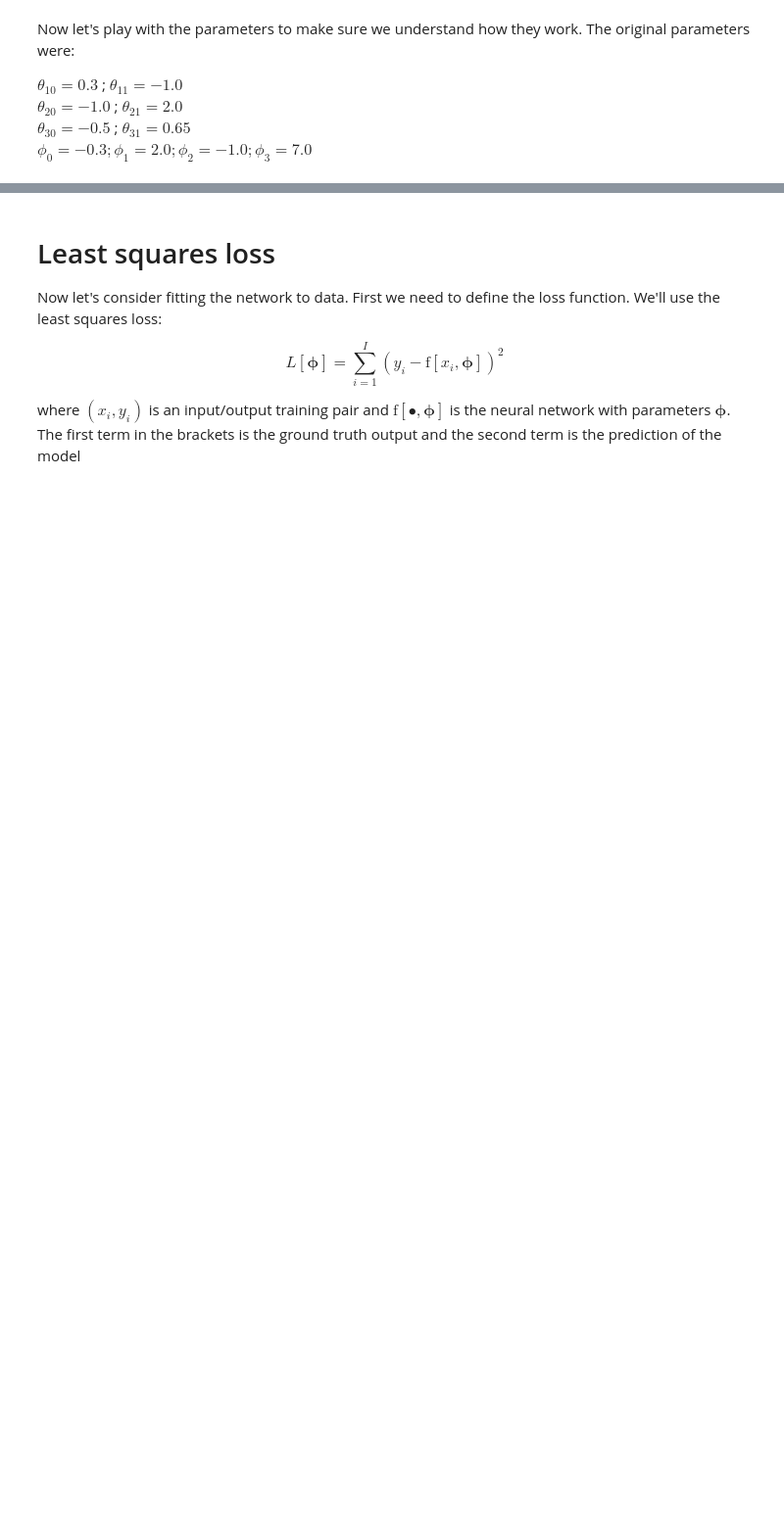
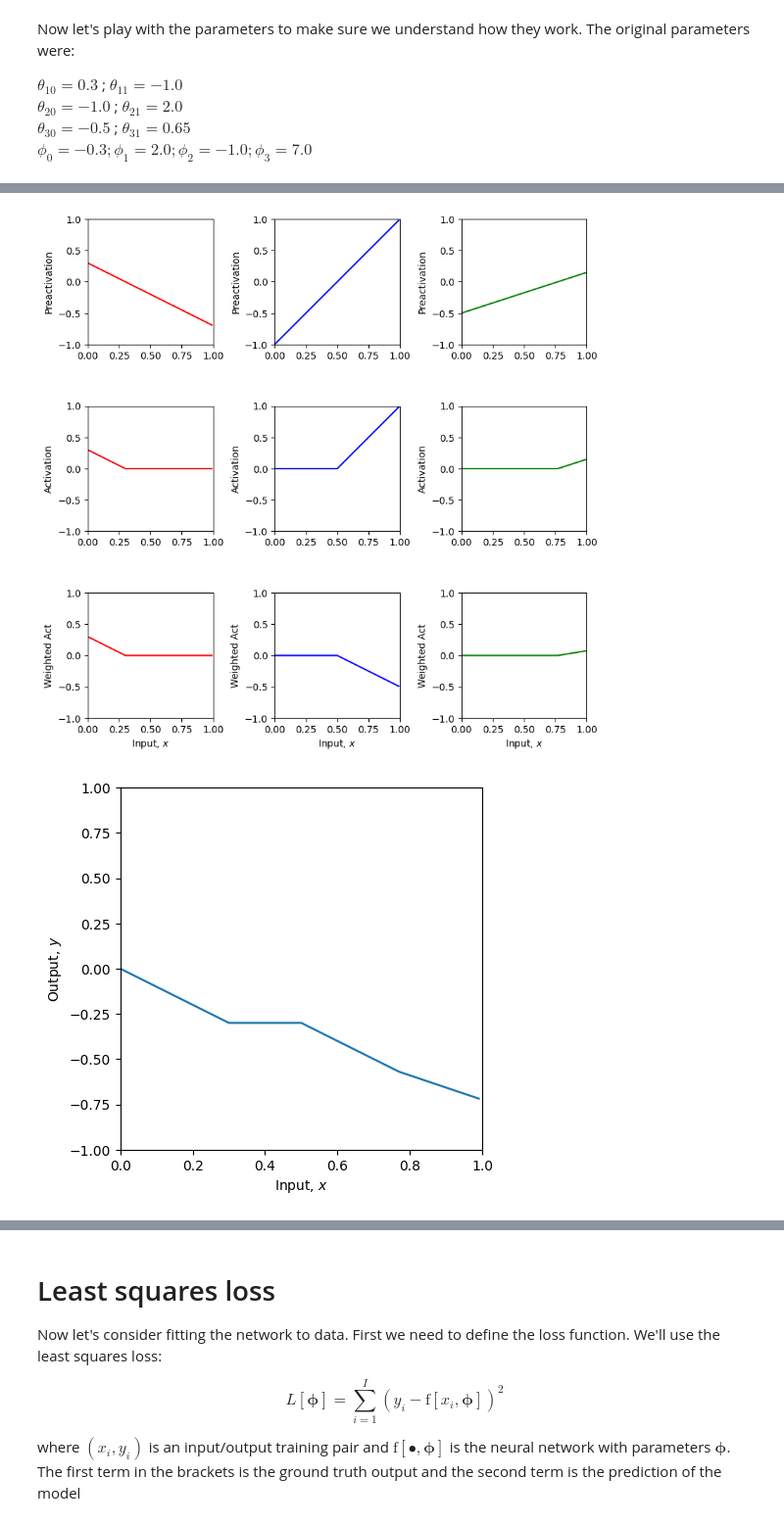
Before and after one commit to BaronessLyfe/Artificial-intelligence, a Jupyter notebook: Notebooks/Chap03/3_1_Shallow_Networks_I.ipynb, the cells around one changed output, grey strips where cells are left out. Shown at 98% size. Cells and saved outputs as stored; diff of their text form; code cells hidden in the pictures; blank space fills up the shorter version.

```diff
--- a/Notebooks/Chap03/3_1_Shallow_Networks_I.ipynb
+++ b/Notebooks/Chap03/3_1_Shallow_Networks_I.ipynb
@@ -127,0 +150,22 @@ $\phi_0 = -0.3; \phi_1 = 2.0; \phi_2 = -1.0; \phi_3 = 7.0$
+# %%
+# TODO
+# 2. Predict what effect multiplying phi_1, phi_2, phi_3 by 0.5 would have.  Check if you are correct
+
+# Q2: Scaling phi_1, phi_2, phi_3 by 0.5
+
+theta_10 =  0.3 ; theta_11 = -1.0
+theta_20 = -1.0  ; theta_21 = 2.0
+theta_30 = -0.5  ; theta_31 = 0.65
+phi_0 = -0.3; phi_1 = 1.0; phi_2 = -0.5; phi_3 = 0.5
+
+# Define a range of input values
+x = np.arange(0,1,0.01)
+
+# We run the neural network for each of these input values
+y, pre_1, pre_2, pre_3, act_1, act_2, act_3, w_act_1, w_act_2, w_act_3 = \
+    shallow_1_1_3(x, ReLU, phi_0,phi_1,phi_2,phi_3, theta_10, theta_11, theta_20, theta_21, theta_30, theta_31)
+# And then plot it
+plot_neural(x, y, pre_1, pre_2, pre_3, act_1, act_2, act_3, w_act_1, w_act_2, w_act_3, plot_all=True)
+# %% [output]
+[figure, added]
+[figure, added]
```
Also changed, not shown: parts of 11 cells of this notebook.
